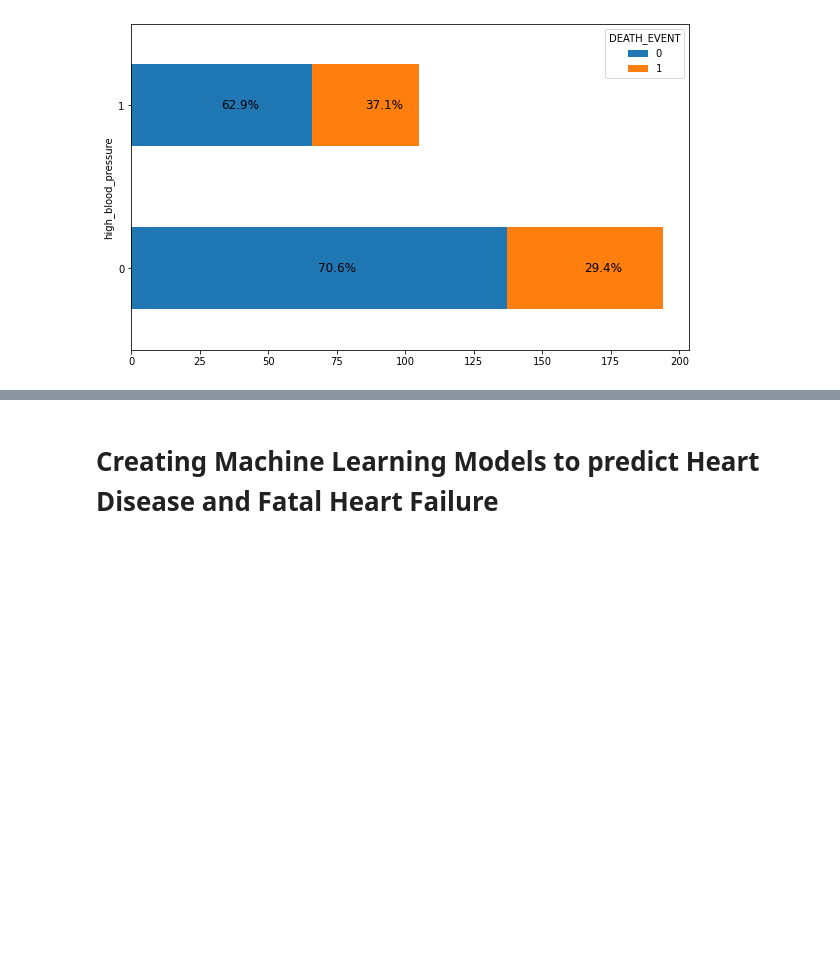
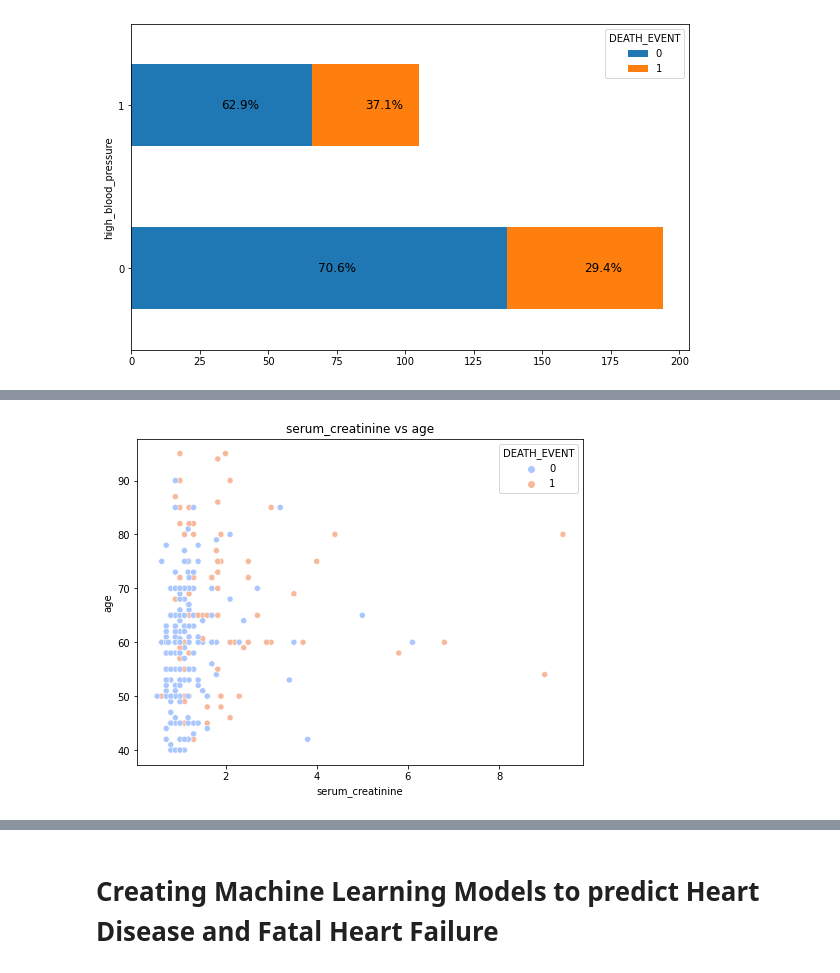
Before and after one commit to AntonioMoralCevallos/Predicting_Fatal_Heart_Failure-Project, a Jupyter notebook: Team_Assignment_7b.ipynb, the cells around one changed output, grey strips where cells are left out. Saved outputs shown, nothing was run; the diff lists cells and outputs as text; code cells hidden in the pictures; blank space fills up the shorter version.

```diff
--- a/Team_Assignment_7b.ipynb
+++ b/Team_Assignment_7b.ipynb
@@ -192,0 +319,7 @@ for i,rec in enumerate(ax.patches):
+# %%
+plt.figure(figsize=(8,6))
+sns.scatterplot(y='age',x='serum_creatinine',data=clinical,hue='DEATH_EVENT', palette='coolwarm')
+plt.title('serum_creatinine vs age')
+plt.show()
+# %% [output]
+[figure, added]
```
Also changed, not shown: parts of 75 cells of this notebook.
